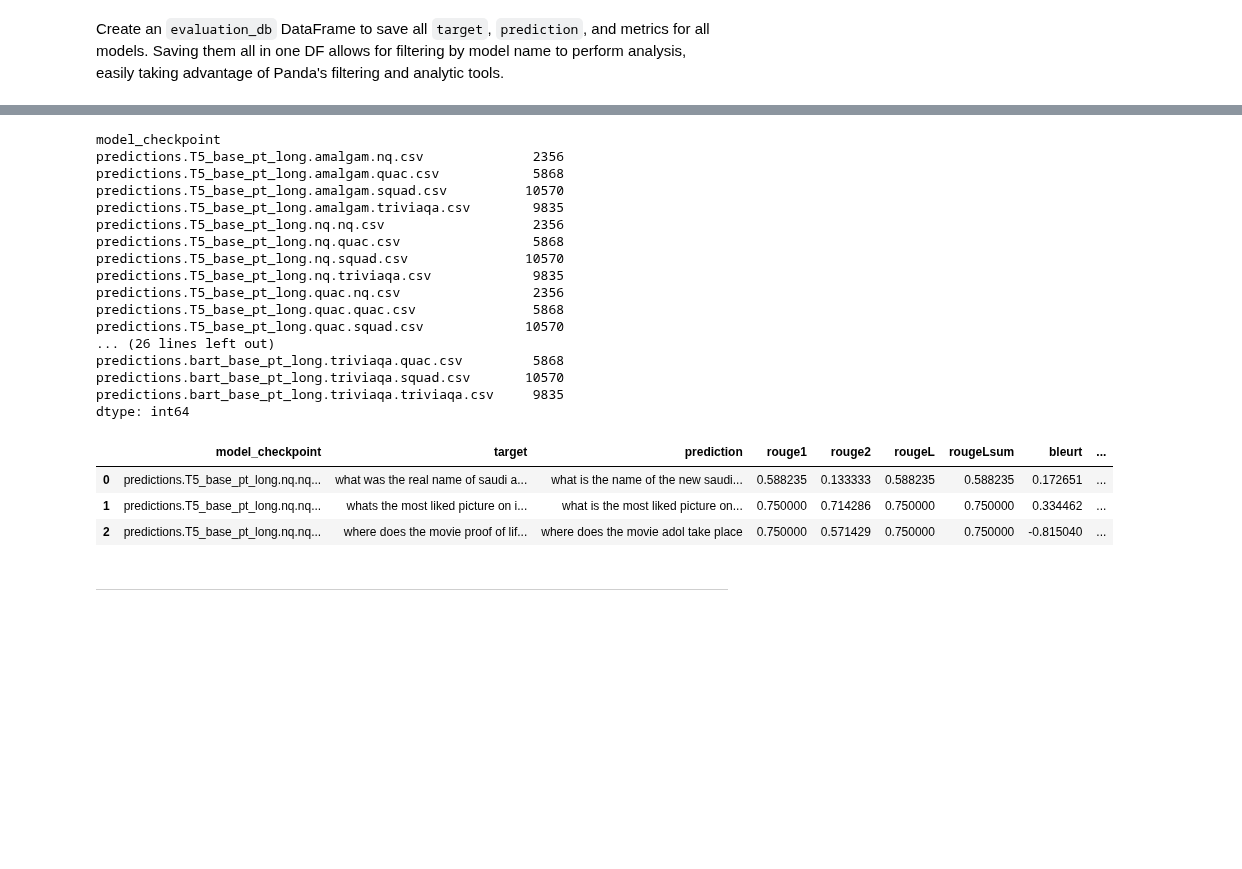
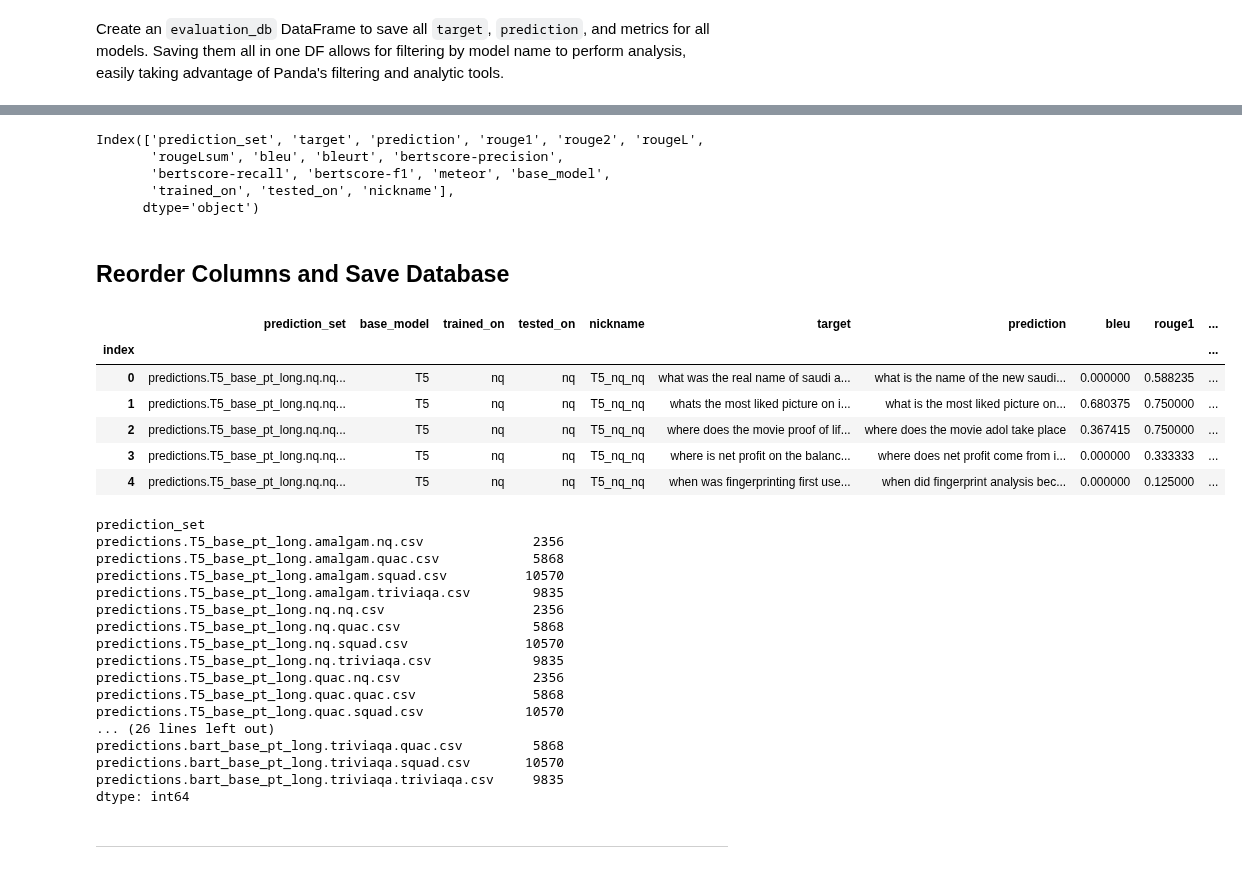
Before and after one commit to jeanlucjackson/w266_NLP_final_project, a Jupyter notebook: code/evaluation/evaluate_inferences.ipynb, the cells around one changed output, grey strips where cells are left out. Saved outputs shown, nothing was run; the diff lists cells and outputs as text; code cells hidden in the pictures; blank space fills up the shorter version.

```diff
--- a/code/evaluation/evaluate_inferences.ipynb
+++ b/code/evaluation/evaluate_inferences.ipynb
@@ -596,0 +665,43 @@ evaluation_db_df.head()
+# %%
+evaluation_db_df.columns
+# %% [output]
+Index(['prediction_set', 'target', 'prediction', 'rouge1', 'rouge2', 'rougeL',
+       'rougeLsum', 'bleu', 'bleurt', 'bertscore-precision',
+       'bertscore-recall', 'bertscore-f1', 'meteor', 'base_model',
+       'trained_on', 'tested_on', 'nickname'],
+      dtype='object')
+# %% [markdown]
+## Reorder Columns and Save Database
+# %%
+# Reorder columns
+ordered_cols = [
+    'prediction_set',
+    'base_model',
+    'trained_on',
+    'tested_on',
+    'nickname',
+    'target',
+    'prediction',
+    'bleu',
+    'rouge1',
+    'rouge2',
+    'rougeL',
+    'rougeLsum',
+    'meteor',
+    'bertscore-precision',
+    'bertscore-recall',
+    'bertscore-f1',
+    'bleurt'
+]
+
+evaluation_db_df = evaluation_db_df[ordered_cols]
+# %%
+evaluation_db_df.head()
+# %% [output]
+|  | prediction_set | base_model | trained_on | tested_on | nickname | target | prediction | bleu | rouge1 | ... |
+| index |  |  |  |  |  |  |  |  |  | ... |
+| 0 | predictions.T5_base_pt_long.nq.nq... | T5 | nq | nq | T5_nq_nq | what was the real name of saudi a... | what is the name of the new saudi... | 0.000000 | 0.588235 | ... |
+| 1 | predictions.T5_base_pt_long.nq.nq... | T5 | nq | nq | T5_nq_nq | whats the most liked picture on i... | what is the most liked picture on... | 0.680375 | 0.750000 | ... |
+| 2 | predictions.T5_base_pt_long.nq.nq... | T5 | nq | nq | T5_nq_nq | where does the movie proof of lif... | where does the movie adol take place | 0.367415 | 0.750000 | ... |
+| 3 | predictions.T5_base_pt_long.nq.nq... | T5 | nq | nq | T5_nq_nq | where is net profit on the balanc... | where does net profit come from i... | 0.000000 | 0.333333 | ... |
+| 4 | predictions.T5_base_pt_long.nq.nq... | T5 | nq | nq | T5_nq_nq | when was fingerprinting first use... | when did fingerprint analysis bec... | 0.000000 | 0.125000 | ... |
@@ -597,7 +712,7 @@ evaluation_db_df.head()
 # %%
-evaluation_db_df.groupby('model_checkpoint').size()
+evaluation_db_df.groupby('prediction_set').size()
 # %% [output]
-model_checkpoint
+prediction_set
 predictions.T5_base_pt_long.amalgam.nq.csv              2356
 predictions.T5_base_pt_long.amalgam.quac.csv            5868
 predictions.T5_base_pt_long.amalgam.squad.csv          10570
@@ -614,13 +729,6 @@ predictions.bart_base_pt_long.triviaqa.quac.csv         5868
 predictions.bart_base_pt_long.triviaqa.squad.csv       10570
 predictions.bart_base_pt_long.triviaqa.triviaqa.csv     9835
 dtype: int64
-# %%
-evaluation_db_df.head(3)
-# %% [output]
-|  | model_checkpoint | target | prediction | rouge1 | rouge2 | rougeL | rougeLsum | bleurt | ... |
-| 0 | predictions.T5_base_pt_long.nq.nq... | what was the real name of saudi a... | what is the name of the new saudi... | 0.588235 | 0.133333 | 0.588235 | 0.588235 | 0.172651 | ... |
-| 1 | predictions.T5_base_pt_long.nq.nq... | whats the most liked picture on i... | what is the most liked picture on... | 0.750000 | 0.714286 | 0.750000 | 0.750000 | 0.334462 | ... |
-| 2 | predictions.T5_base_pt_long.nq.nq... | where does the movie proof of lif... | where does the movie adol take place | 0.750000 | 0.571429 | 0.750000 | 0.750000 | -0.815040 | ... |
 # %% [markdown]
 ___
 # %% [markdown]
```
Also changed, not shown: parts of 17 cells of this notebook.
